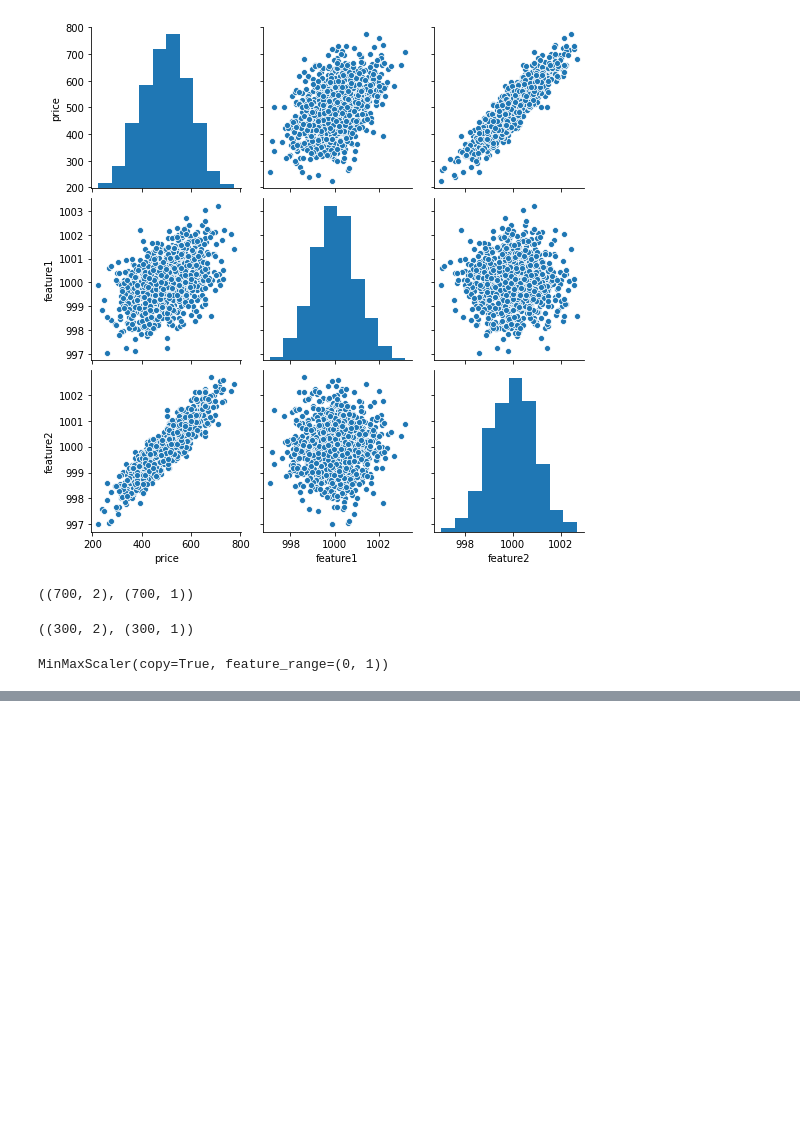
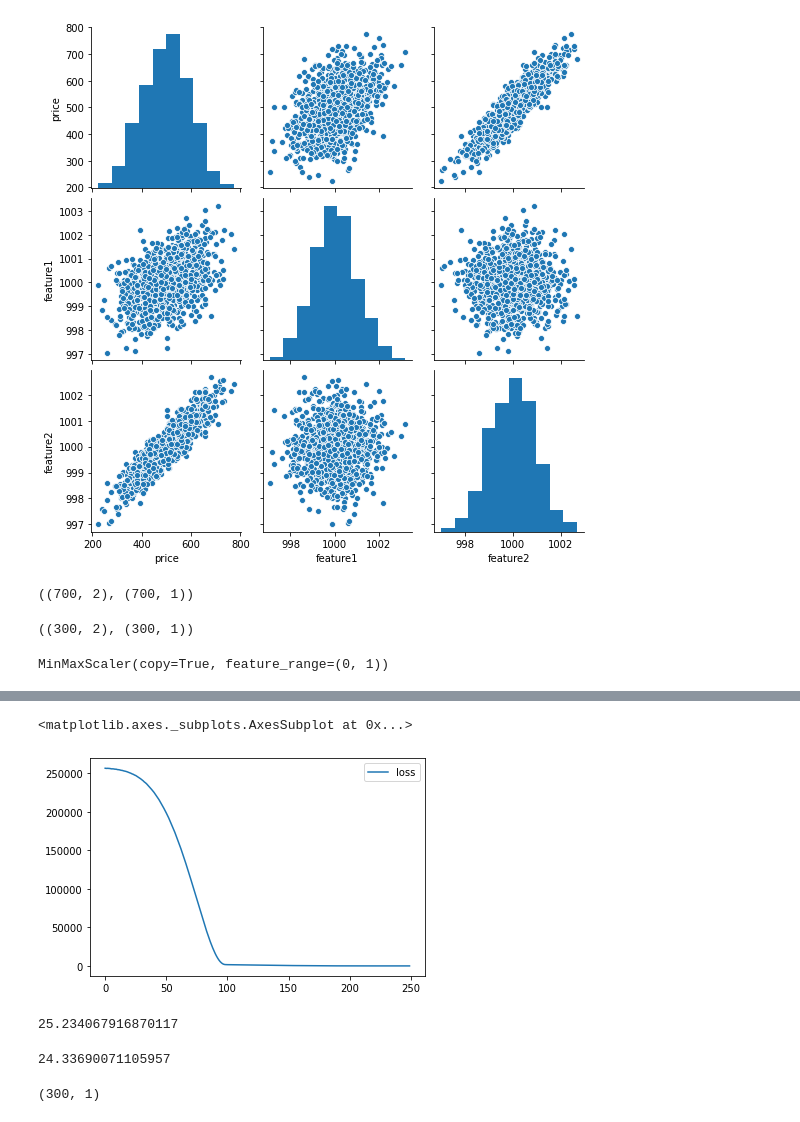
Before and after one commit to iqbalamo93/kerasTF, a Jupyter notebook: keras_Syntax.ipynb, the cells around one changed output, grey strips where cells are left out. Saved outputs shown, nothing was run; the diff lists cells and outputs as text; code cells hidden in the pictures; blank space fills up the shorter version.

```diff
--- a/keras_Syntax.ipynb
+++ b/keras_Syntax.ipynb
@@ -70,5 +72,8 @@ model= Sequential([Dense(4,activation='relu'),
 model=Sequential()
 # %%
 model.add(Dense(4,activation='relu'))
-model.add(Dense(2,activation='relu'))
+model.add(Dense(4,activation='relu'))
+model.add(Dense(4,activation='relu'))
 model.add(Dense(1,activation='relu'))
+
+model.compile(optimizer='rmsprop',loss='mse')
@@ -76,0 +80,2 @@ NameError: ignored
+# %%
+model.fit(x=X_train,y=y_train,epochs=250)
@@ -76,0 +121,15 @@ NameError: ignored
+# %%
+loss_df=pd.DataFrame(model.history.history)
+# %%
+loss_df.plot()
+# %% [output]
+<matplotlib.axes._subplots.AxesSubplot at 0x...>
+[figure, added]
+# %%
+model.evaluate(X_test,y_test,verbose=0)#Metric loss ,Here it's mse
+# %% [output]
+25.234067916870117
+# %%
+model.evaluate(X_train,y_train,verbose=0)#Metric loss ,Here it's mse
+# %% [output]
+24.33690071105957
@@ -76,0 +138,4 @@ NameError: ignored
+# %%
+test_predictions.shape
+# %% [output]
+(300, 1)
```
Also changed, not shown: parts of 21 cells of this notebook.
